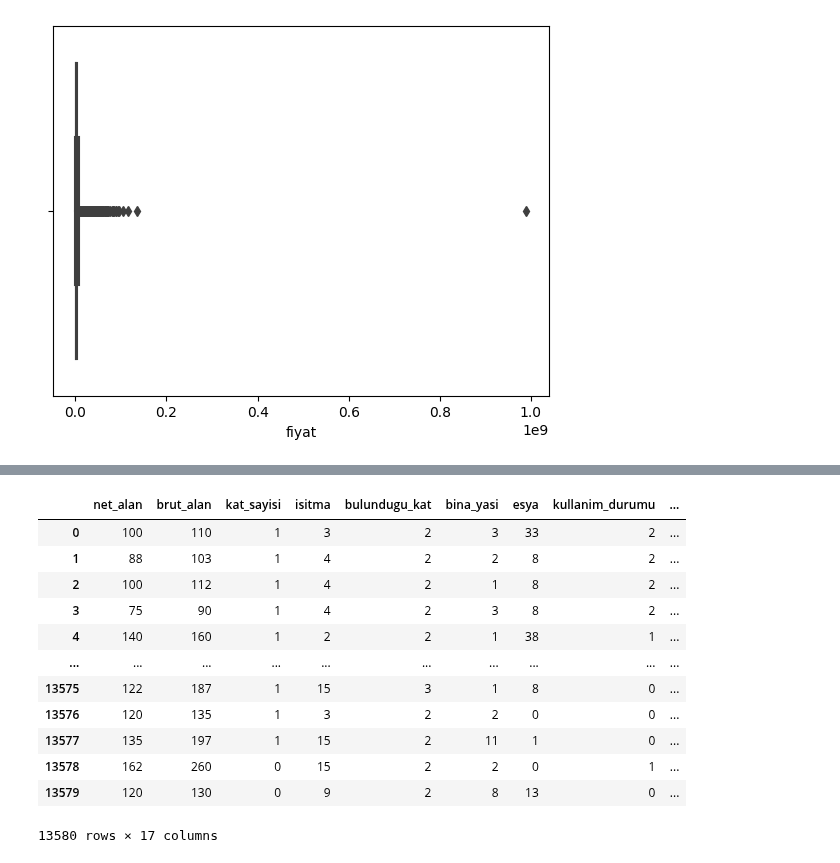
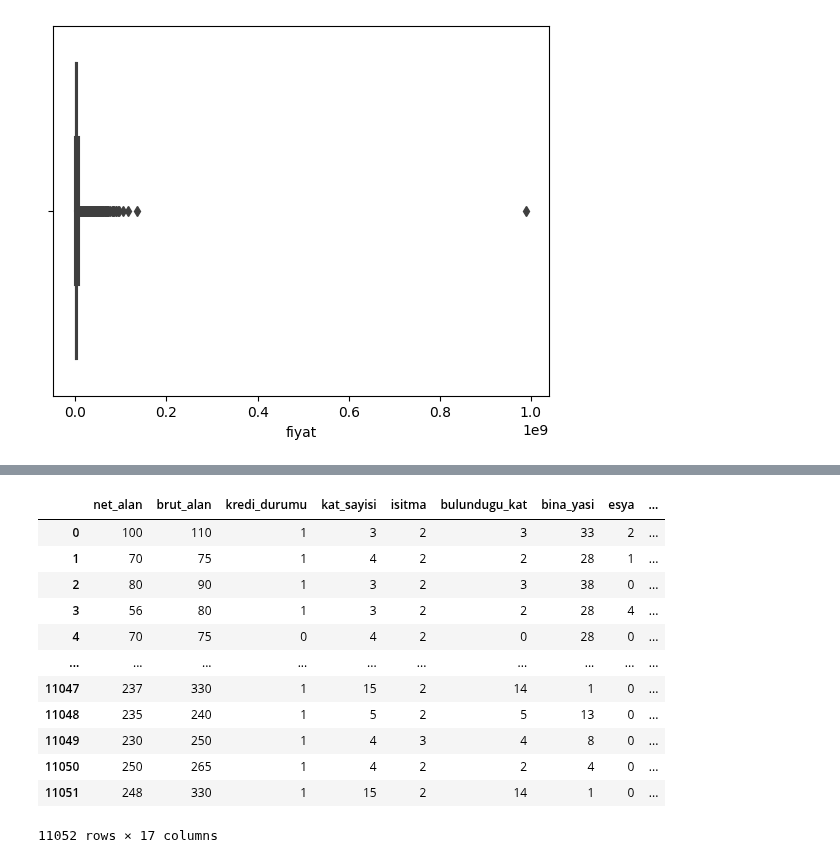
Before and after one commit to flunitraz/house-price-analysis, a Jupyter notebook: notebooks/ist/preprocessing_ist.ipynb, the cells around one changed output, grey strips where cells are left out. Cells and saved outputs as stored; diff of their text form; code cells hidden in the pictures.

```diff
--- a/notebooks/ist/preprocessing_ist.ipynb
+++ b/notebooks/ist/preprocessing_ist.ipynb
@@ -799,0 +823,4 @@ df = df.reset_index(drop=True)
+# %%
+x3 = df150to200[(df150to200.fiyat<6230000)&(df150to200.fiyat>950000)]
+# %%
+x4 = df200to250[(df200to250.fiyat<7975000)&(df200to250.fiyat>975000)]
@@ -799,0 +829,2 @@ df = df.reset_index(drop=True)
+# %%
+new_df = pd.concat([x1,x2,x3,x4])
@@ -800,16 +836,18 @@ df = df.reset_index(drop=True)
+# %%
+new_df = new_df.reset_index(drop=True)
 # %%
-df
+new_df
 # %% [output]
-|  | net_alan | brut_alan | kat_sayisi | isitma | bulundugu_kat | bina_yasi | esya | kullanim_durumu | ... |
+|  | net_alan | brut_alan | kredi_durumu | kat_sayisi | isitma | bulundugu_kat | bina_yasi | esya | ... |
 | 0 | 100 | 110 | 1 | 3 | 2 | 3 | 33 | 2 | ... |
-| 1 | 88 | 103 | 1 | 4 | 2 | 2 | 8 | 2 | ... |
-| 2 | 100 | 112 | 1 | 4 | 2 | 1 | 8 | 2 | ... |
-| 3 | 75 | 90 | 1 | 4 | 2 | 3 | 8 | 2 | ... |
-| 4 | 140 | 160 | 1 | 2 | 2 | 1 | 38 | 1 | ... |
+| 1 | 70 | 75 | 1 | 4 | 2 | 2 | 28 | 1 | ... |
+| 2 | 80 | 90 | 1 | 3 | 2 | 3 | 38 | 0 | ... |
+| 3 | 56 | 80 | 1 | 3 | 2 | 2 | 28 | 4 | ... |
+| 4 | 70 | 75 | 0 | 4 | 2 | 0 | 28 | 0 | ... |
 | ... | ... | ... | ... | ... | ... | ... | ... | ... | ... |
-| 13575 | 122 | 187 | 1 | 15 | 3 | 1 | 8 | 0 | ... |
-| 13576 | 120 | 135 | 1 | 3 | 2 | 2 | 0 | 0 | ... |
-| 13577 | 135 | 197 | 1 | 15 | 2 | 11 | 1 | 0 | ... |
-| 13578 | 162 | 260 | 0 | 15 | 2 | 2 | 0 | 1 | ... |
-| 13579 | 120 | 130 | 0 | 9 | 2 | 8 | 13 | 0 | ... |
+| 11047 | 237 | 330 | 1 | 15 | 2 | 14 | 1 | 0 | ... |
+| 11048 | 235 | 240 | 1 | 5 | 2 | 5 | 13 | 0 | ... |
+| 11049 | 230 | 250 | 1 | 4 | 3 | 4 | 8 | 0 | ... |
+| 11050 | 250 | 265 | 1 | 4 | 2 | 2 | 4 | 0 | ... |
+| 11051 | 248 | 330 | 1 | 15 | 2 | 14 | 1 | 0 | ... |
-13580 rows × 17 columns
+11052 rows × 17 columns
```
Also changed, not shown: parts of 44 cells of this notebook, 2 other files.
